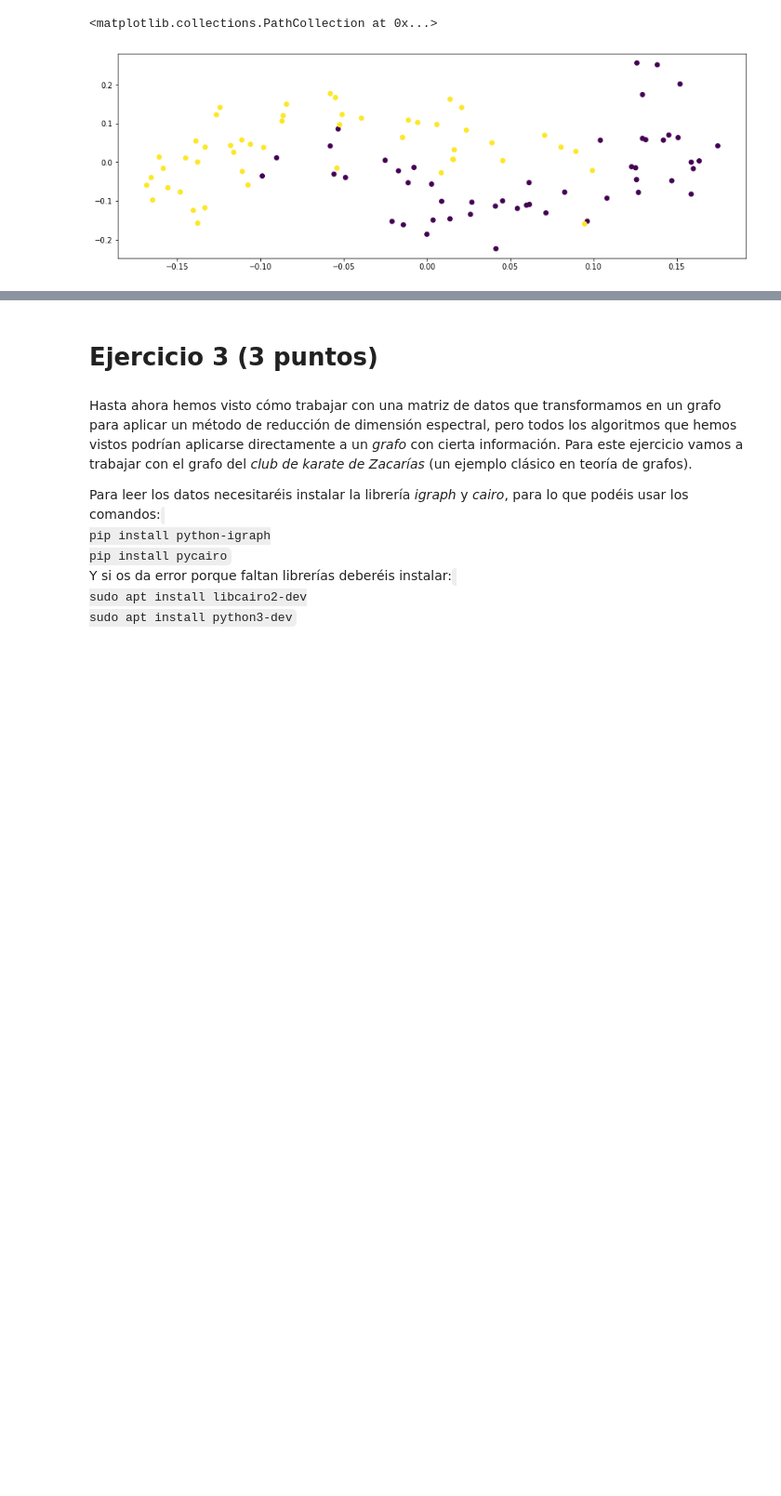
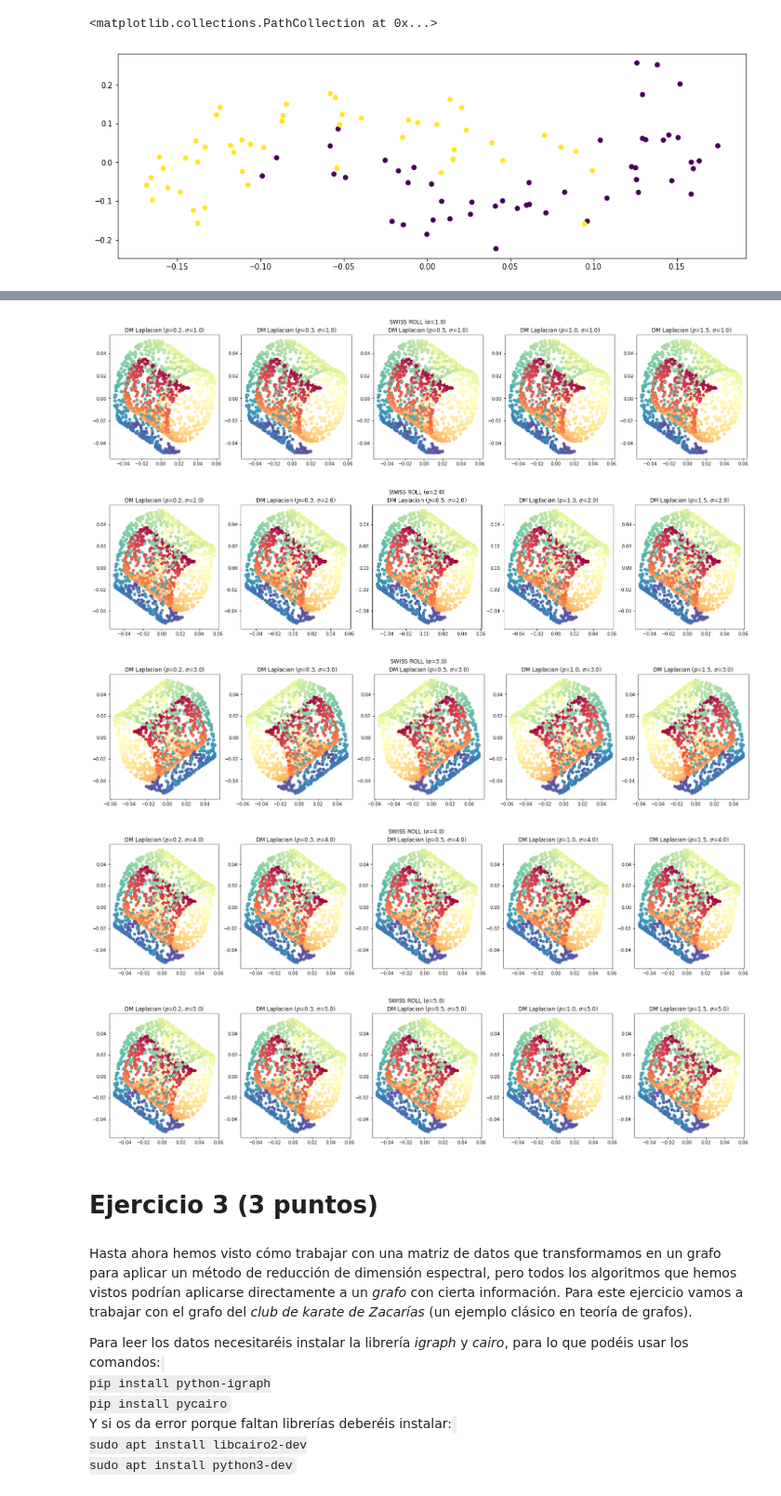
Before and after one commit to glorelvalle/g-mucd, a Jupyter notebook: mf/exam2/EXAM_02_MF_2022_03_31.ipynb, the cells around one changed output, grey strips where cells are left out. Shown at 93% size. Saved outputs shown, nothing was run; the diff lists cells and outputs as text; code cells hidden in the pictures; blank space fills up the shorter version.

```diff
--- a/mf/exam2/EXAM_02_MF_2022_03_31.ipynb
+++ b/mf/exam2/EXAM_02_MF_2022_03_31.ipynb
@@ -371,3 +405,22 @@ argsort ->  [0 1 2 3 4 5 6 8 7 9]
+# %%
+sigma_parameters = np.linspace(1.0, 5.0, 5)
+percentil_parameters = [0.2, 0.3, 0.5, 1.0, 1.5]
+
+for sigma in sigma_parameters:
+    dm_percentil = [SpectralClustering(percentil = percentil, sigma = sigma, kernel_type = 'laplacian') for percentil in percentil_parameters]
+
+    fig, axes = plt.subplots(1, 5, figsize=(25, 5))
+    fig.suptitle(r'SWISS ROLL ($\alpha$={0})'.format(sigma))
+    for i, dm in enumerate(dm_percentil):
+        X_red = dm.fit_transform(X)
+        axes[i].scatter(X_red[:, 0], X_red[:, 1], c=color, cmap=my_cmap)
+        axes[i].set_title(r'DM Laplacian ($p$={0}, $\sigma$={1})'.format(percentil_parameters[i], dm.sigma_))
+# %% [output]
+[figure, added]
+[figure, added]
+[figure, added]
+[figure, added]
+[figure, added]
 # %% [markdown]
 # Ejercicio 3 (3 puntos)
 # %% [markdown]
```
Also changed, not shown: parts of 20 cells of this notebook.
